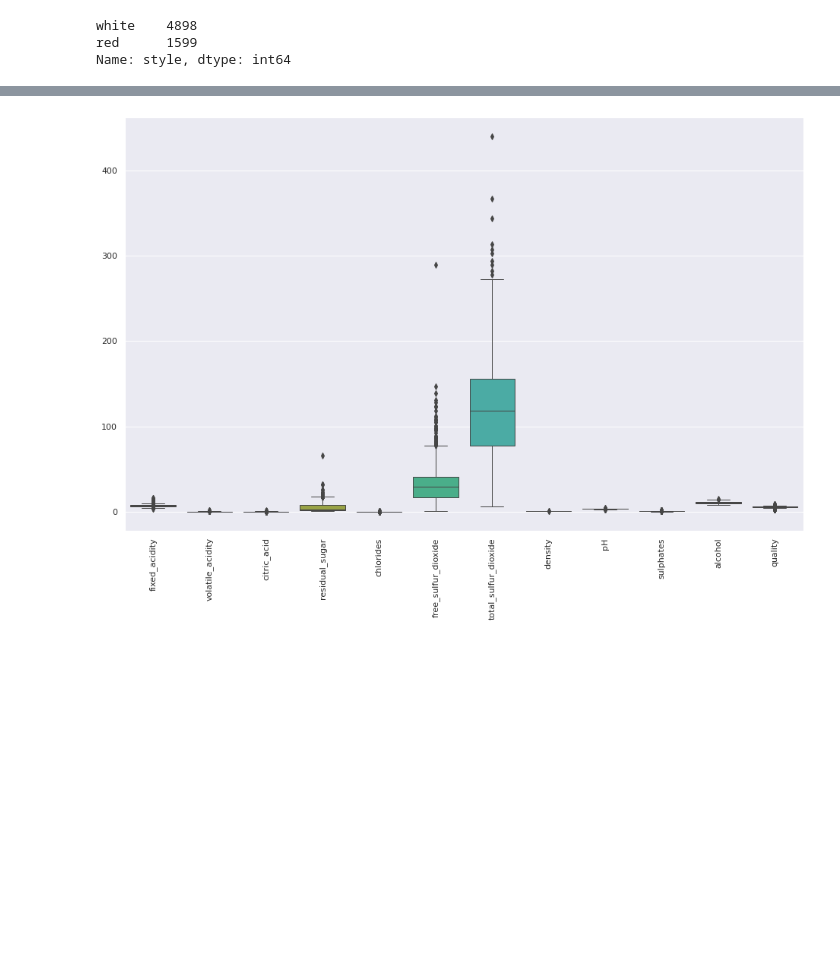
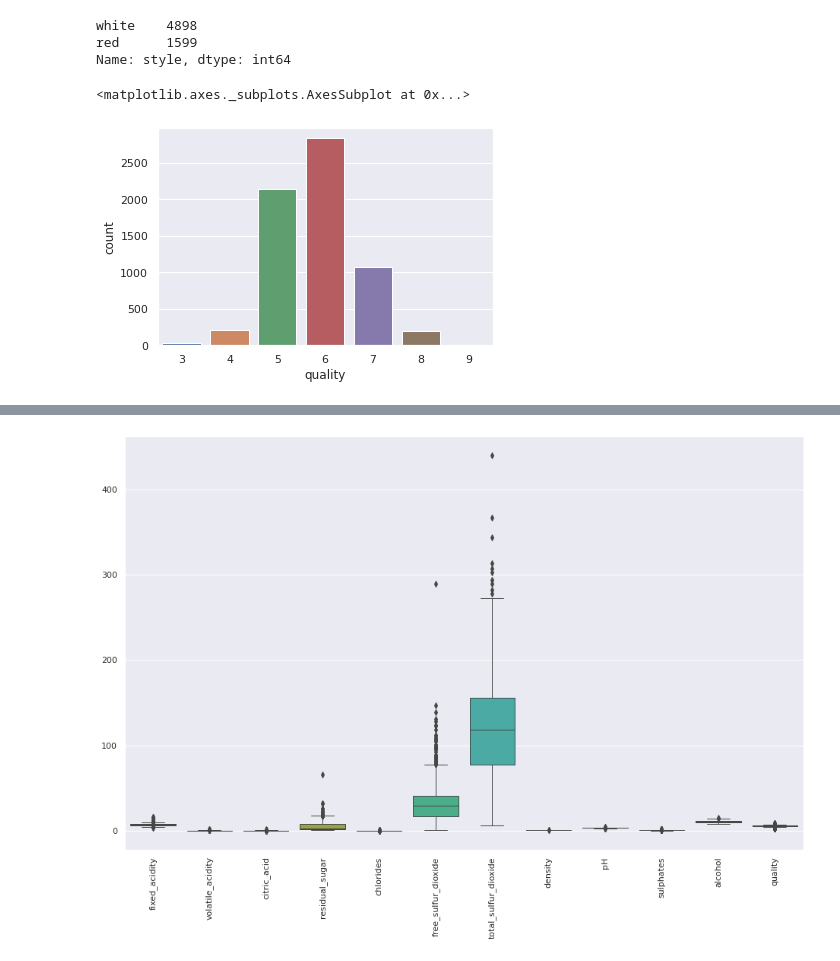
Before and after one commit to sarkar2527/DSAP, a Jupyter notebook: Wine.ipynb, the cells around one changed output, grey strips where cells are left out. Saved outputs shown, nothing was run; the diff lists cells and outputs as text; code cells hidden in the pictures; blank space fills up the shorter version.

```diff
--- a/Wine.ipynb
+++ b/Wine.ipynb
@@ -91,3 +91,8 @@ df['style'].value_counts()
 white    4898
 red      1599
 Name: style, dtype: int64
+# %%
+sns.countplot(df['quality'])
+# %% [output]
+<matplotlib.axes._subplots.AxesSubplot at 0x...>
+[figure, added]
```
Also changed, not shown: parts of 1 cell of this notebook.
